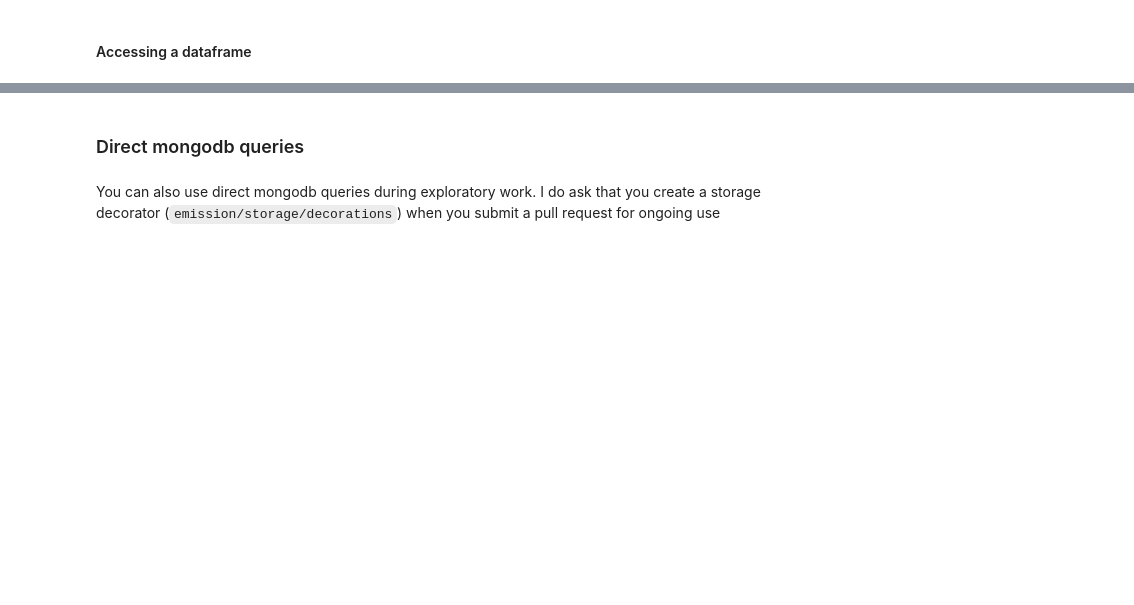
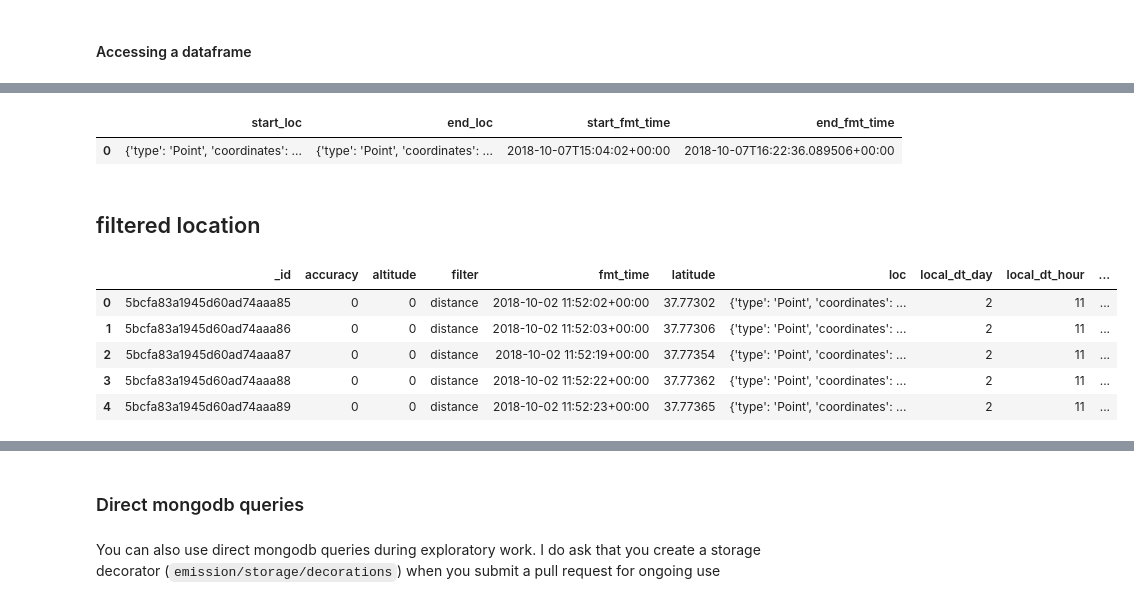
Before and after one commit to e-mission/e-mission-server, a Jupyter notebook: Timeseries_Sample.ipynb, the cells around one changed output, grey strips where cells are left out. Drawn from its saved outputs; the diff is of its cells as text; code cells hidden in the pictures; blank space fills up the shorter version.

```diff
--- a/Timeseries_Sample.ipynb
+++ b/Timeseries_Sample.ipynb
@@ -18,7 +39,7 @@ all_users
 # %%
 from uuid import UUID
 # %%
-test_user_id = all_users.iloc[1].uuid # replace with UUID from above
+test_user_id = all_users.iloc[109].uuid # replace with UUID from above
 # %% [markdown]
 If you want to work across multiple users, just do the same thing again
 # %%
@@ -85,5 +182,8 @@ ct_df.columns
 # %%
 ct_df[["start_loc", "end_loc", "start_fmt_time", "end_fmt_time"]]
+# %% [output]
+|  | start_loc | end_loc | start_fmt_time | end_fmt_time |
+| 0 | {'type': 'Point', 'coordinates': ... | {'type': 'Point', 'coordinates': ... | 2018-10-07T15:04:02+00:00 | 2018-10-07T16:22:36.089506+00:00 |
 # %%
 # Get all cleaned trips for the second user
 ct_df_2 = ts_2.get_data_df("analysis/cleaned_trip", time_query=None)
@@ -99,3 +199,16 @@ ct_df = ts.get_data_df("analysis/cleaned_trip", time_query=aug_1_tq)
 ct_df_2 = ts_2.get_data_df("analysis/cleaned_trip", time_query=aug_1_tq)
 print("From %s -> %s, user %s had %d trips and user %s had %d trips" %
      (aug_1_tq.startTs, aug_1_tq.endTs, test_user_id, len(ct_df), test_user_id_2, len(ct_df_2)))
+# %% [markdown]
+## filtered location
+# %%
+locations = ts.get_data_df("background/filtered_location", time_query=None)
+# %%
+locations.head()
+# %% [output]
+|  | _id | accuracy | altitude | filter | fmt_time | latitude | loc | local_dt_day | local_dt_hour | ... |
+| 0 | 5bcfa83a1945d60ad74aaa85 | 0 | 0 | distance | 2018-10-02 11:52:02+00:00 | 37.77302 | {'type': 'Point', 'coordinates': ... | 2 | 11 | ... |
+| 1 | 5bcfa83a1945d60ad74aaa86 | 0 | 0 | distance | 2018-10-02 11:52:03+00:00 | 37.77306 | {'type': 'Point', 'coordinates': ... | 2 | 11 | ... |
+| 2 | 5bcfa83a1945d60ad74aaa87 | 0 | 0 | distance | 2018-10-02 11:52:19+00:00 | 37.77354 | {'type': 'Point', 'coordinates': ... | 2 | 11 | ... |
+| 3 | 5bcfa83a1945d60ad74aaa88 | 0 | 0 | distance | 2018-10-02 11:52:22+00:00 | 37.77362 | {'type': 'Point', 'coordinates': ... | 2 | 11 | ... |
+| 4 | 5bcfa83a1945d60ad74aaa89 | 0 | 0 | distance | 2018-10-02 11:52:23+00:00 | 37.77365 | {'type': 'Point', 'coordinates': ... | 2 | 11 | ... |
```
Also changed, not shown: parts of 57 cells of this notebook.
